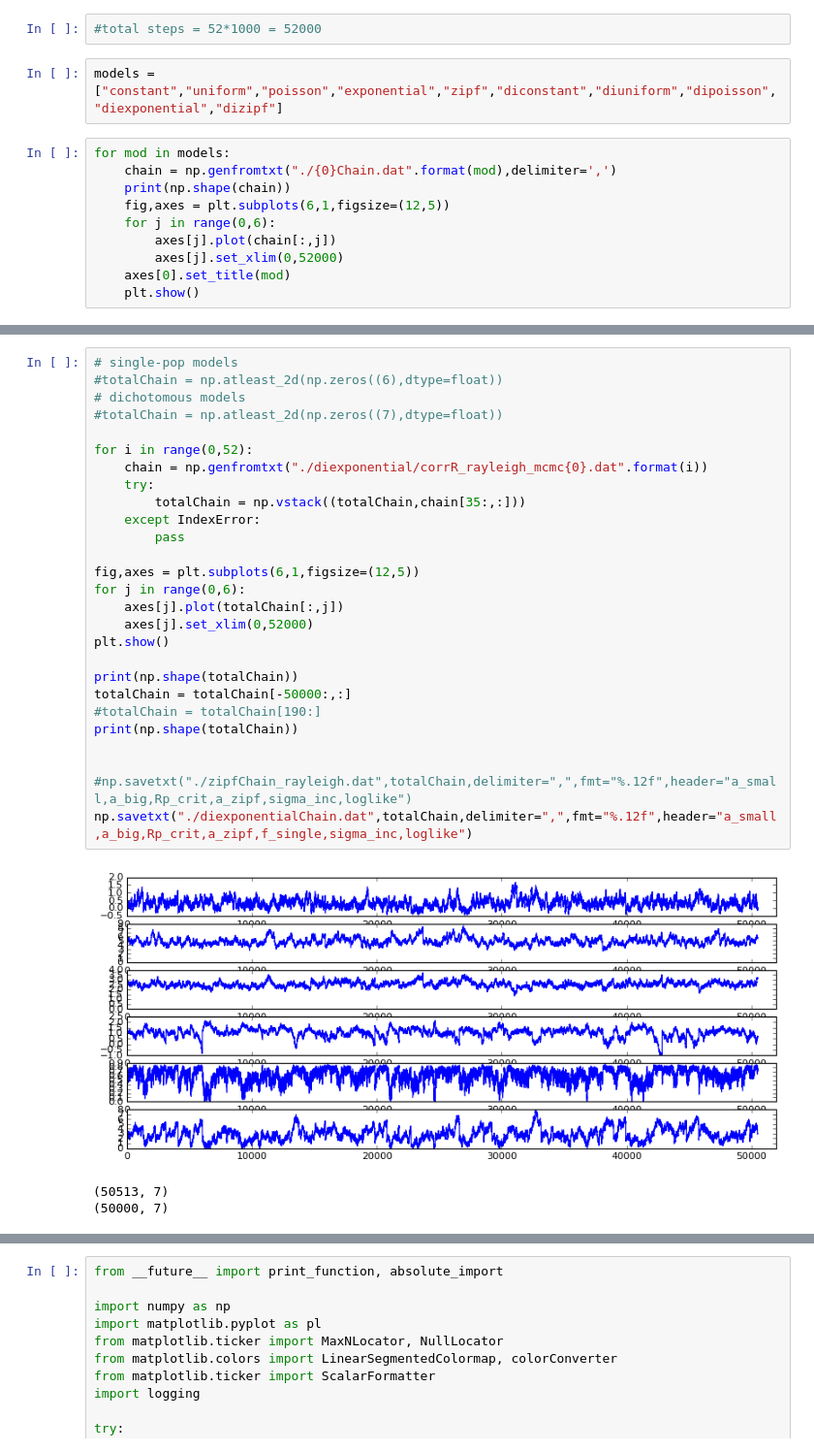
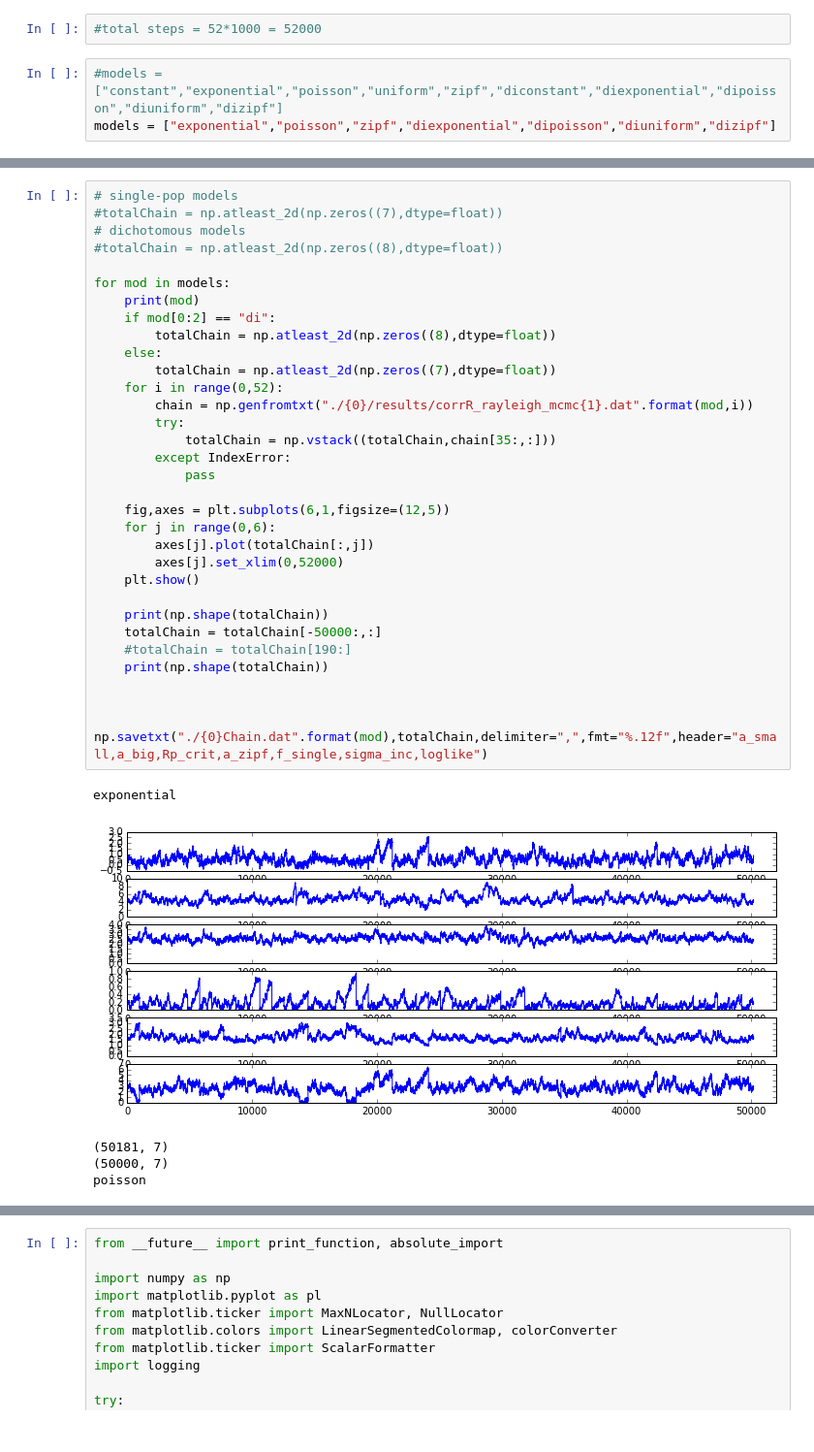
Before and after one commit to esandford/multiplicities, a Jupyter notebook: lookAtChains.ipynb, the cells around one changed output, grey strips where cells are left out. Shown at 97% size. Cells and saved outputs as stored; diff of their text form.

Commit message:
results for 7/10 models

```diff
--- a/lookAtChains.ipynb
+++ b/lookAtChains.ipynb
@@ -28,14 +32,5 @@ mpl.style.use('classic')
 # %%
 #total steps = 52*1000 = 52000
 # %%
-models = ["constant","uniform","poisson","exponential","zipf","diconstant","diuniform","dipoisson","diexponential","dizipf"]
+#models = ["constant","exponential","poisson","uniform","zipf","diconstant","diexponential","dipoisson","diuniform","dizipf"]
+models = ["exponential","poisson","zipf","diexponential","dipoisson","diuniform","dizipf"]
-# %%
-for mod in models:
-    chain = np.genfromtxt("./{0}Chain.dat".format(mod),delimiter=',')
-    print(np.shape(chain))
-    fig,axes = plt.subplots(6,1,figsize=(12,5))
-    for j in range(0,6):
-        axes[j].plot(chain[:,j])
-        axes[j].set_xlim(0,52000)
-    axes[0].set_title(mod)
-    plt.show()
@@ -56,31 +37,38 @@ for mod in models:
 # %%
 # single-pop models
-#totalChain = np.atleast_2d(np.zeros((6),dtype=float))
+#totalChain = np.atleast_2d(np.zeros((7),dtype=float))
 # dichotomous models
-#totalChain = np.atleast_2d(np.zeros((7),dtype=float))
+#totalChain = np.atleast_2d(np.zeros((8),dtype=float))
 
-for i in range(0,52):
-    chain = np.genfromtxt("./diexponential/corrR_rayleigh_mcmc{0}.dat".format(i))
-    try:
-        totalChain = np.vstack((totalChain,chain[35:,:]))
-    except IndexError:
-        pass
+for mod in models:
+    print(mod)
+    if mod[0:2] == "di":
+        totalChain = np.atleast_2d(np.zeros((8),dtype=float))
+    else:
+        totalChain = np.atleast_2d(np.zeros((7),dtype=float))
+    for i in range(0,52):
+        chain = np.genfromtxt("./{0}/results/corrR_rayleigh_mcmc{1}.dat".format(mod,i))
+        try:
+            totalChain = np.vstack((totalChain,chain[35:,:]))
+        except IndexError:
+            pass
 
-fig,axes = plt.subplots(6,1,figsize=(12,5))
-for j in range(0,6):
-    axes[j].plot(totalChain[:,j])
-    axes[j].set_xlim(0,52000)
-plt.show()
+    fig,axes = plt.subplots(6,1,figsize=(12,5))
+    for j in range(0,6):
+        axes[j].plot(totalChain[:,j])
+        axes[j].set_xlim(0,52000)
+    plt.show()
 
-print(np.shape(totalChain))
-totalChain = totalChain[-50000:,:]
-#totalChain = totalChain[190:]
-print(np.shape(totalChain))
+    print(np.shape(totalChain))
+    totalChain = totalChain[-50000:,:]
+    #totalChain = totalChain[190:]
+    print(np.shape(totalChain))
 
 
-#np.savetxt("./zipfChain_rayleigh.dat",totalChain,delimiter=",",fmt="%.12f",header="a_small,a_big,Rp_crit,a_zipf,sigma_inc,loglike")
-np.savetxt("./diexponentialChain.dat",totalChain,delimiter=",",fmt="%.12f",header="a_small,a_big,Rp_crit,a_zipf,f_single,sigma_inc,loglike")
+    np.savetxt("./{0}Chain.dat".format(mod),totalChain,delimiter=",",fmt="%.12f",header="a_small,a_big,Rp_crit,a_zipf,f_single,sigma_inc,loglike")
 # %% [output]
+exponential
-[figure, old version]
+[figure, new version]
-(50513, 7)
-(50000, 7)
+(50181, 7)
+(50000, 7)
+poisson
```
Also changed, not shown: parts of 7 cells of this notebook, 7 other files.
